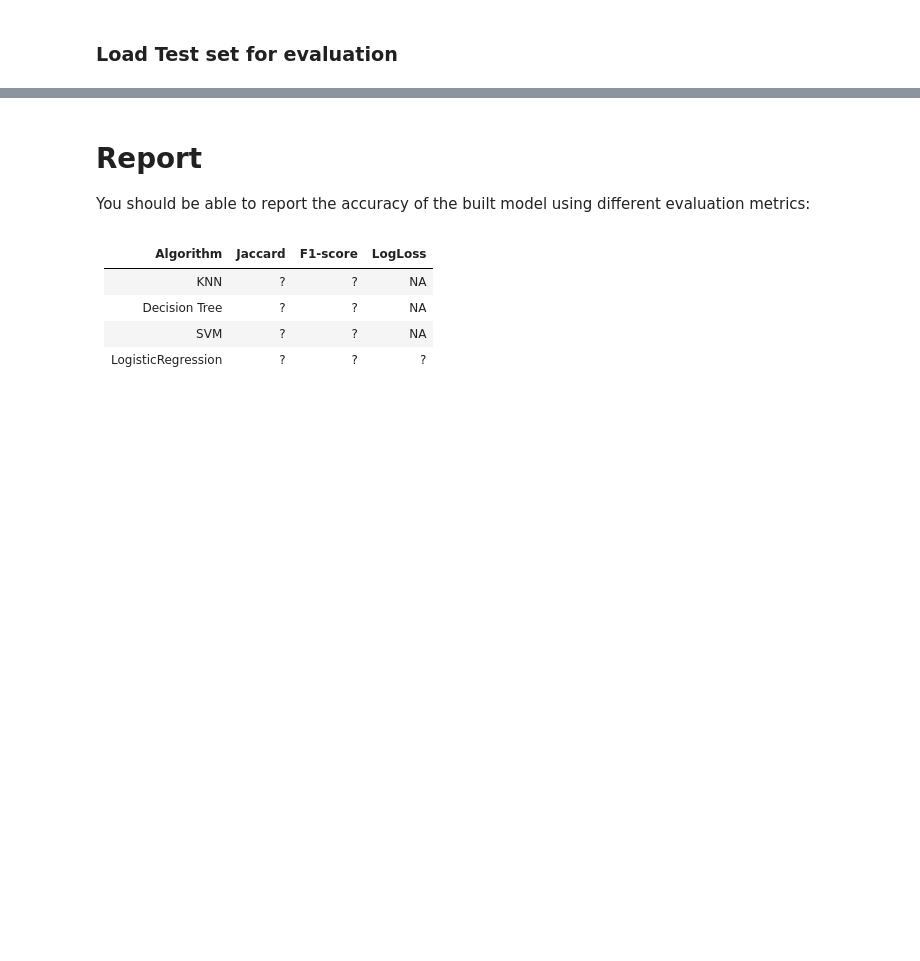
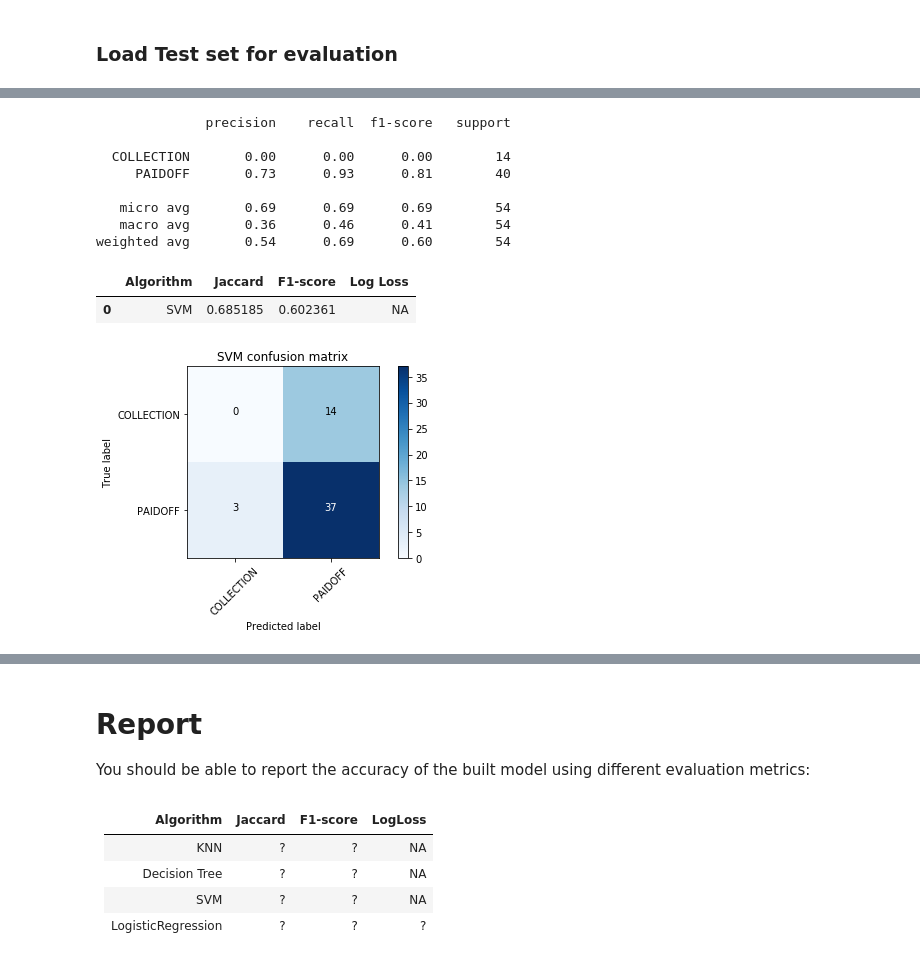
Before and after one commit to rcmtavares/coursera-capstone-project, a Jupyter notebook: ML0101EN final project.ipynb, the cells around one changed output, grey strips where cells are left out. Drawn from its saved outputs; the diff is of its cells as text; code cells hidden in the pictures; blank space fills up the shorter version.

```diff
--- a/ML0101EN final project.ipynb
+++ b/ML0101EN final project.ipynb
@@ -842,0 +930,21 @@ knn_metrics
+# %%
+y_pred_svm = svm_final.predict( X_test )
+plot_confusion_matrix( y_test, y_pred_svm, title='SVM confusion matrix' )
+
+jaccard_svm = jaccard_similarity_score( y_true=y_test, y_pred=y_pred_svm )
+f1score_svm = f1_score( y_true=y_test, y_pred=y_pred_svm, average='weighted' )
+
+svm_report = pd.DataFrame( {'Algorithm':['SVM'], 'Jaccard':[jaccard_svm], 'F1-score':[f1score_svm], 'Log Loss':['NA'] }  )
+svm_report
+# %% [output]
+              precision    recall  f1-score   support
+
+  COLLECTION       0.00      0.00      0.00        14
+     PAIDOFF       0.73      0.93      0.81        40
+
+   micro avg       0.69      0.69      0.69        54
+   macro avg       0.36      0.46      0.41        54
+weighted avg       0.54      0.69      0.60        54
+|  | Algorithm | Jaccard | F1-score | Log Loss |
+| 0 | SVM | 0.685185 | 0.602361 | NA |
+[figure, added]
```
Also changed, not shown: parts of 24 cells of this notebook.
